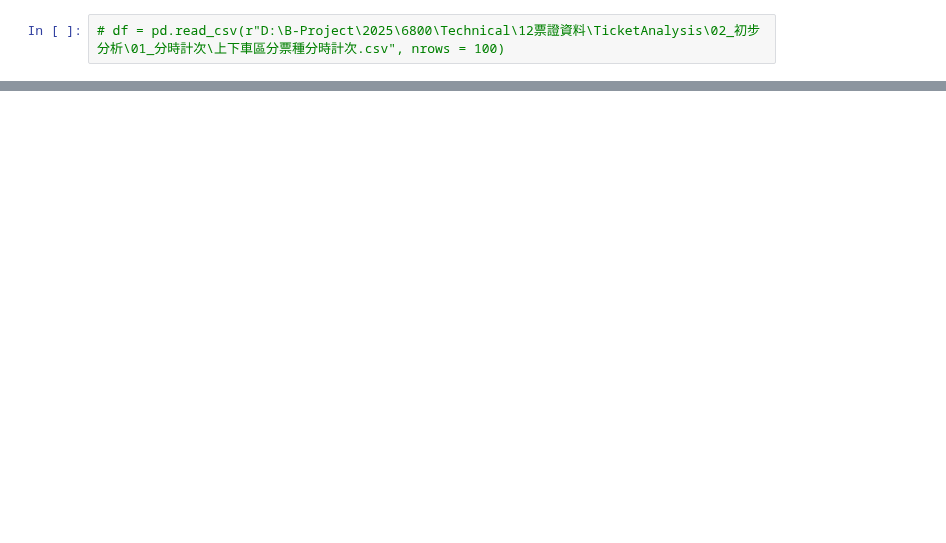
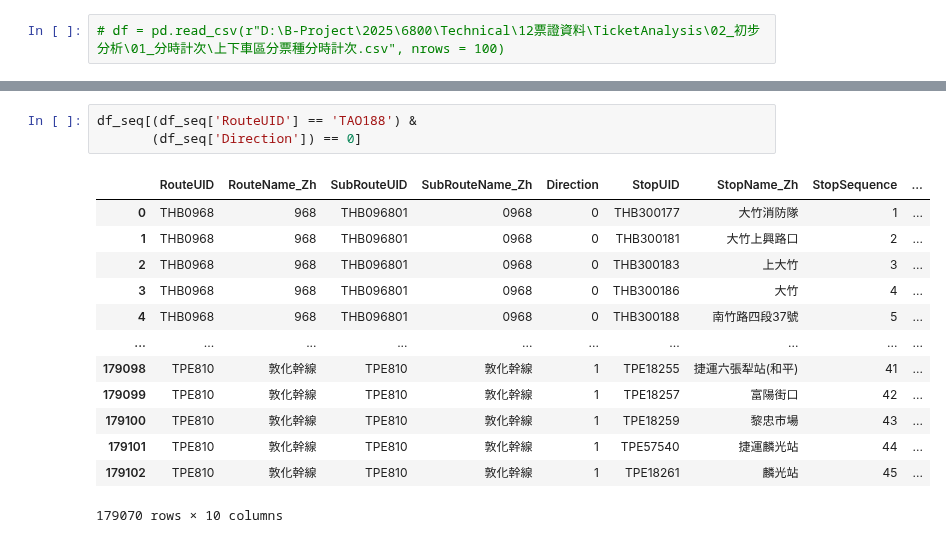
Before and after one commit to KaiChiehKJ/THI-6800-BusTicket, a Jupyter notebook: 03_TicketAnalysisCode.ipynb, the cells around one changed output, grey strips where cells are left out. Saved outputs shown, nothing was run; the diff lists cells and outputs as text; blank space fills up the shorter version.

```diff
--- a/03_TicketAnalysisCode.ipynb
+++ b/03_TicketAnalysisCode.ipynb
@@ -790,0 +918,17 @@ analytics01_hourlycount(reformat_folder,
+# %%
+df_seq[(df_seq['RouteUID'] == 'TAO188') &
+       (df_seq['Direction']) == 0]
+# %% [output]
+|  | RouteUID | RouteName_Zh | SubRouteUID | SubRouteName_Zh | Direction | StopUID | StopName_Zh | StopSequence | ... |
+| 0 | THB0968 | 968 | THB096801 | 0968 | 0 | THB300177 | 大竹消防隊 | 1 | ... |
+| 1 | THB0968 | 968 | THB096801 | 0968 | 0 | THB300181 | 大竹上興路口 | 2 | ... |
+| 2 | THB0968 | 968 | THB096801 | 0968 | 0 | THB300183 | 上大竹 | 3 | ... |
+| 3 | THB0968 | 968 | THB096801 | 0968 | 0 | THB300186 | 大竹 | 4 | ... |
+| 4 | THB0968 | 968 | THB096801 | 0968 | 0 | THB300188 | 南竹路四段37號 | 5 | ... |
+| ... | ... | ... | ... | ... | ... | ... | ... | ... | ... |
+| 179098 | TPE810 | 敦化幹線 | TPE810 | 敦化幹線 | 1 | TPE18255 | 捷運六張犁站(和平) | 41 | ... |
+| 179099 | TPE810 | 敦化幹線 | TPE810 | 敦化幹線 | 1 | TPE18257 | 富陽街口 | 42 | ... |
+| 179100 | TPE810 | 敦化幹線 | TPE810 | 敦化幹線 | 1 | TPE18259 | 黎忠市場 | 43 | ... |
+| 179101 | TPE810 | 敦化幹線 | TPE810 | 敦化幹線 | 1 | TPE57540 | 捷運麟光站 | 44 | ... |
+| 179102 | TPE810 | 敦化幹線 | TPE810 | 敦化幹線 | 1 | TPE18261 | 麟光站 | 45 | ... |
+179070 rows × 10 columns
```
Also changed, not shown: parts of 18 cells of this notebook.
